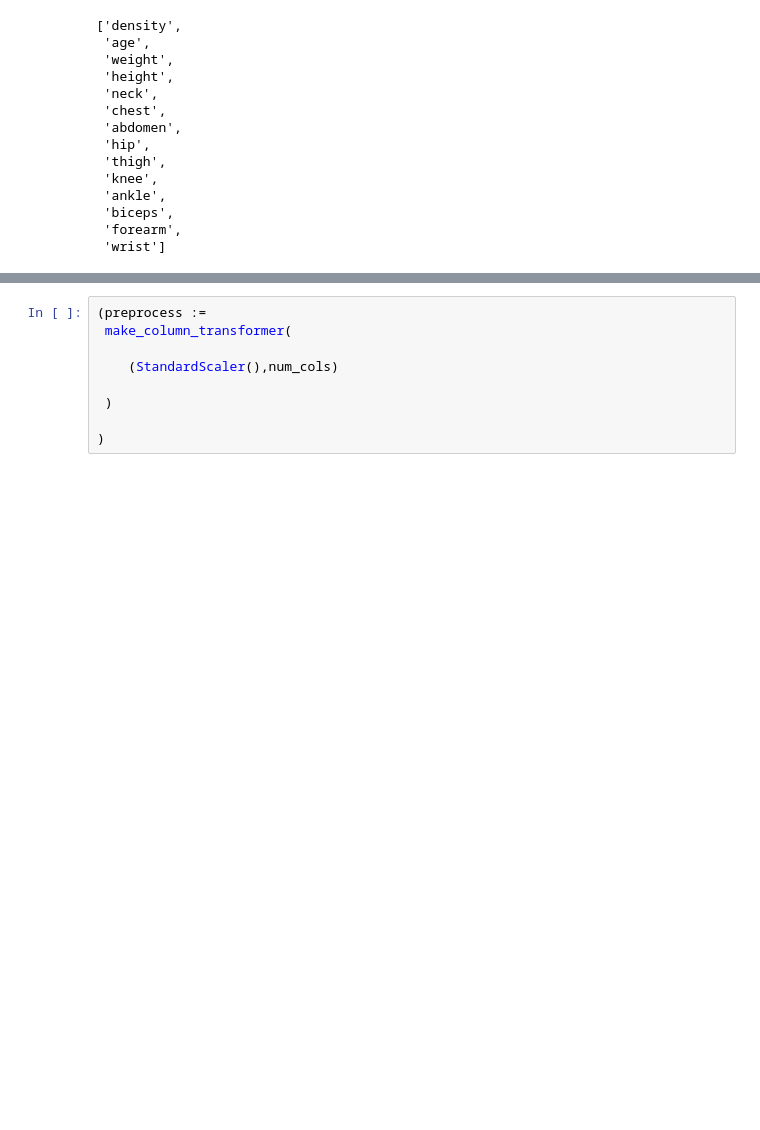
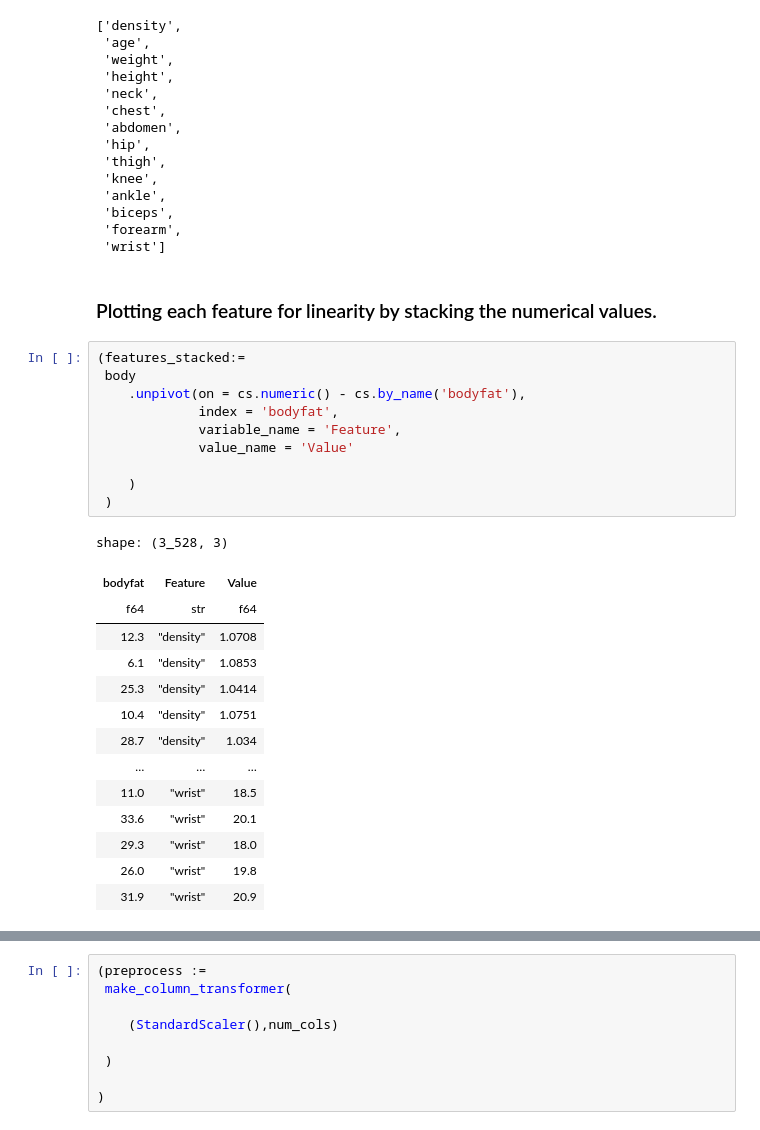
Before and after one commit to camghal18/Homework-2, a Jupyter notebook: Homework 2.ipynb, the cells around one changed output, grey strips where cells are left out. Drawn from its saved outputs; the diff is of its cells as text; blank space fills up the shorter version.

```diff
--- a/Homework 2.ipynb
+++ b/Homework 2.ipynb
@@ -93,3 +94,30 @@ shape: (252, 1)
  'biceps',
  'forearm',
  'wrist']
+# %% [markdown]
+###  Plotting each feature for linearity by stacking the numerical values.
+# %%
+(features_stacked:=
+ body
+    .unpivot(on = cs.numeric() - cs.by_name('bodyfat'),
+             index = 'bodyfat',
+             variable_name = 'Feature',
+             value_name = 'Value'
+
+    )
+ )
+# %% [output]
+shape: (3_528, 3)
+| bodyfat | Feature | Value |
+| f64 | str | f64 |
+| 12.3 | "density" | 1.0708 |
+| 6.1 | "density" | 1.0853 |
+| 25.3 | "density" | 1.0414 |
+| 10.4 | "density" | 1.0751 |
+| 28.7 | "density" | 1.034 |
+| … | … | … |
+| 11.0 | "wrist" | 18.5 |
+| 33.6 | "wrist" | 20.1 |
+| 29.3 | "wrist" | 18.0 |
+| 26.0 | "wrist" | 19.8 |
+| 31.9 | "wrist" | 20.9 |
```
Also changed, not shown: parts of 10 cells of this notebook.
